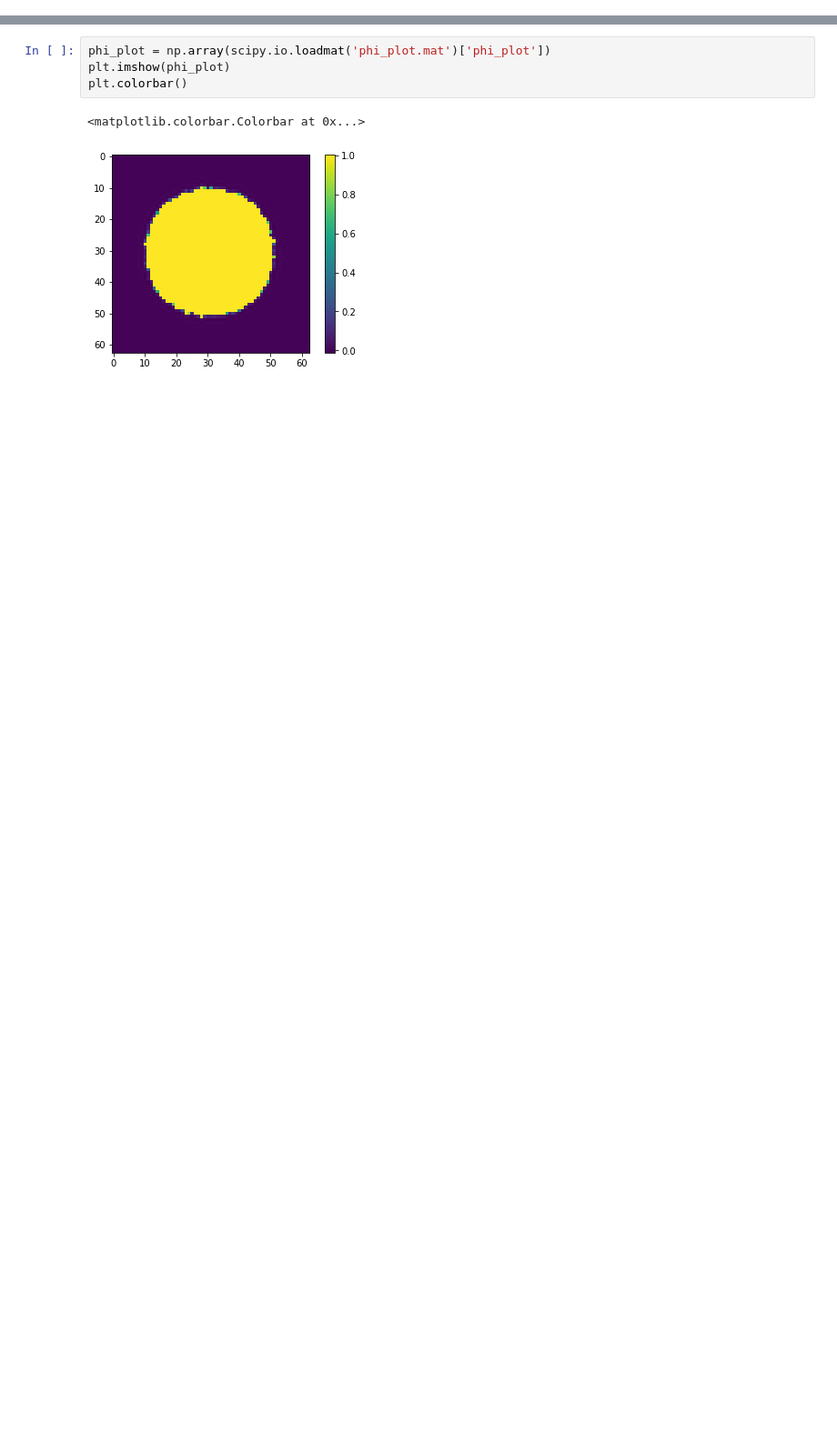
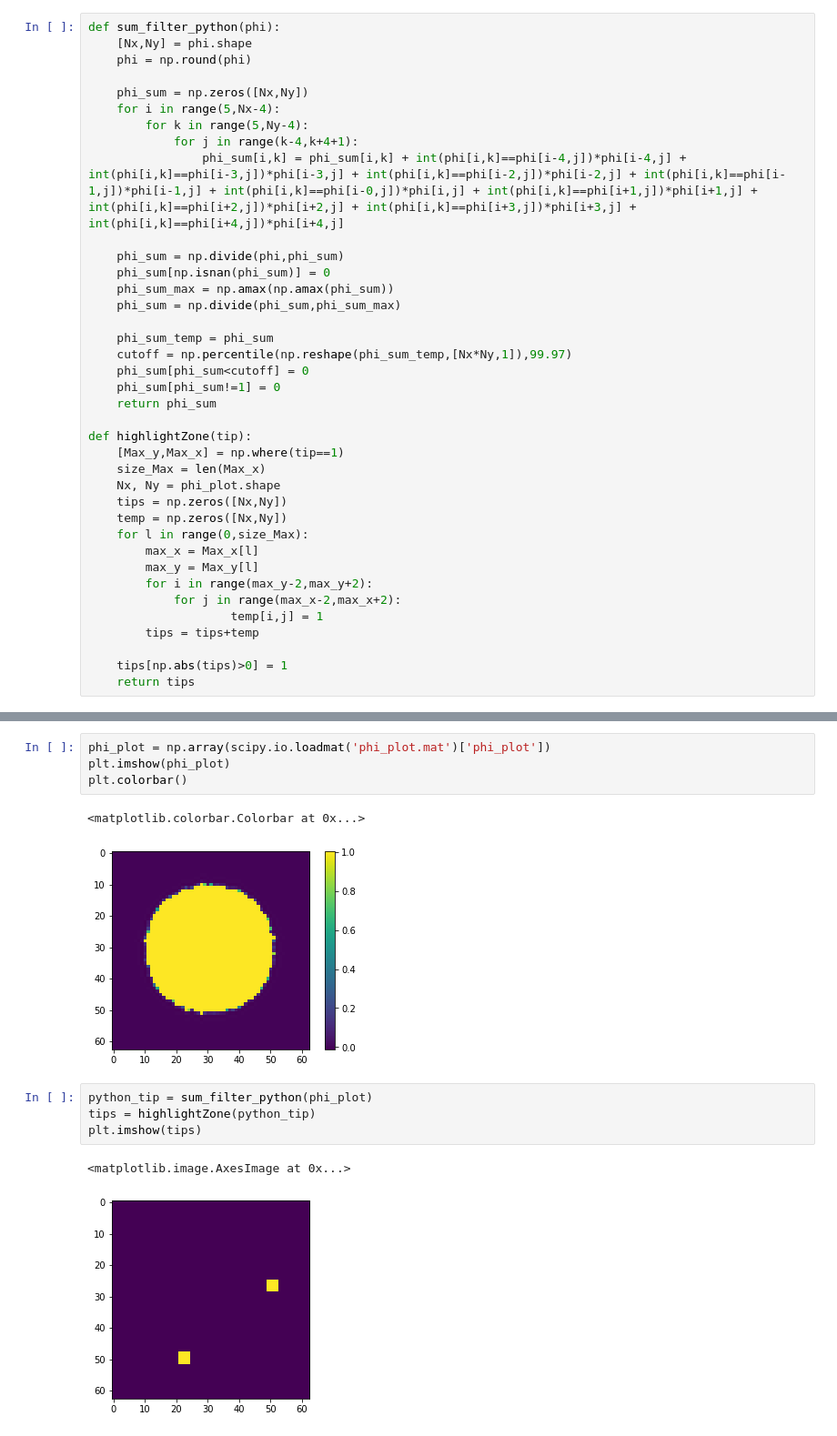
Before and after one commit to kuanrenqian/RecurrentNG, a Jupyter notebook: tensorflow_version/test.ipynb, the cells around one changed output, grey strips where cells are left out. Shown at 91% size. Cells and saved outputs as stored; diff of their text form; blank space fills up the shorter version.

```diff
--- a/tensorflow_version/test.ipynb
+++ b/tensorflow_version/test.ipynb
@@ -2,3 +2,41 @@
 import numpy as np
 import scipy.io
 import matplotlib.pyplot as plt
+# %%
+def sum_filter_python(phi):
+    [Nx,Ny] = phi.shape
+    phi = np.round(phi)
+
+    phi_sum = np.zeros([Nx,Ny])
+    for i in range(5,Nx-4):
+        for k in range(5,Ny-4):
+            for j in range(k-4,k+4+1):
+                phi_sum[i,k] = phi_sum[i,k] + int(phi[i,k]==phi[i-4,j])*phi[i-4,j] + int(phi[i,k]==phi[i-3,j])*phi[i-3,j] + int(phi[i,k]==phi[i-2,j])*phi[i-2,j] + int(phi[i,k]==phi[i-1,j])*phi[i-1,j] + int(phi[i,k]==phi[i-0,j])*phi[i,j] + int(phi[i,k]==phi[i+1,j])*phi[i+1,j] + int(phi[i,k]==phi[i+2,j])*phi[i+2,j] + int(phi[i,k]==phi[i+3,j])*phi[i+3,j] + int(phi[i,k]==phi[i+4,j])*phi[i+4,j]
+
+    phi_sum = np.divide(phi,phi_sum)
+    phi_sum[np.isnan(phi_sum)] = 0
+    phi_sum_max = np.amax(np.amax(phi_sum))
+    phi_sum = np.divide(phi_sum,phi_sum_max)
+
+    phi_sum_temp = phi_sum
+    cutoff = np.percentile(np.reshape(phi_sum_temp,[Nx*Ny,1]),99.97)
+    phi_sum[phi_sum<cutoff] = 0
+    phi_sum[phi_sum!=1] = 0
+    return phi_sum
+
+def highlightZone(tip):
+    [Max_y,Max_x] = np.where(tip==1)
+    size_Max = len(Max_x)
+    Nx, Ny = phi_plot.shape
+    tips = np.zeros([Nx,Ny])
+    temp = np.zeros([Nx,Ny])
+    for l in range(0,size_Max):
+        max_x = Max_x[l]
+        max_y = Max_y[l]
+        for i in range(max_y-2,max_y+2):
+            for j in range(max_x-2,max_x+2):
+                    temp[i,j] = 1
+        tips = tips+temp
+
+    tips[np.abs(tips)>0] = 1
+    return tips
@@ -9,3 +87,10 @@ plt.colorbar()
 # %% [output]
 <matplotlib.colorbar.Colorbar at 0x...>
 [figure]
+# %%
+python_tip = sum_filter_python(phi_plot)
+tips = highlightZone(python_tip)
+plt.imshow(tips)
+# %% [output]
+<matplotlib.image.AxesImage at 0x...>
+[figure, added]
```
Also changed, not shown: parts of 12 cells of this notebook, 2 other files.
